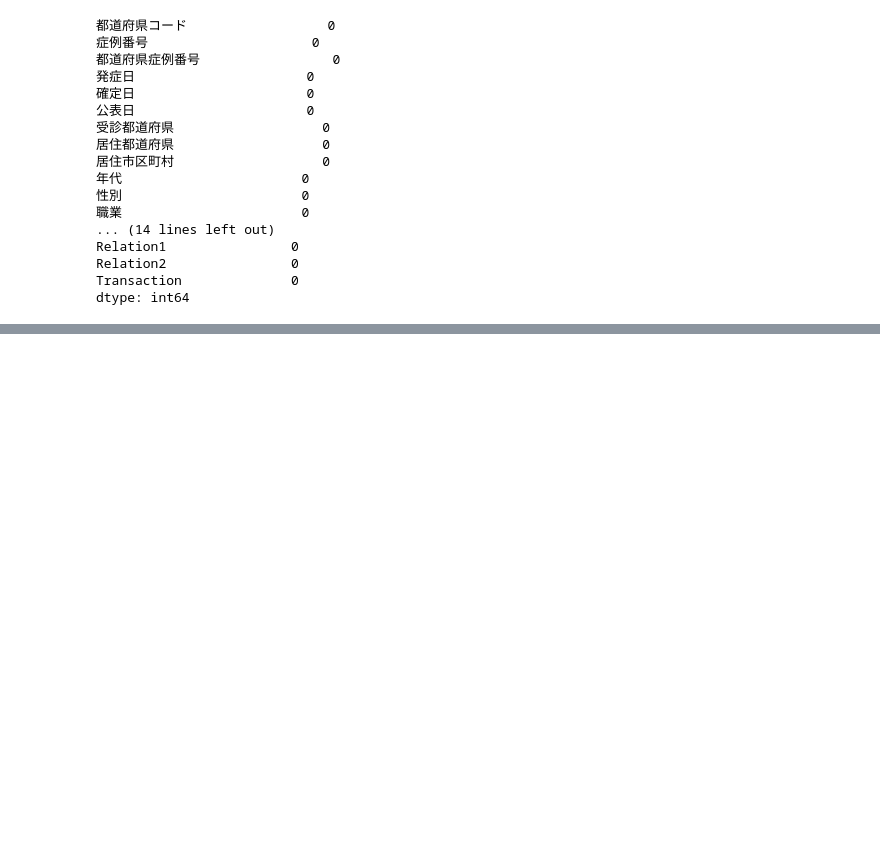
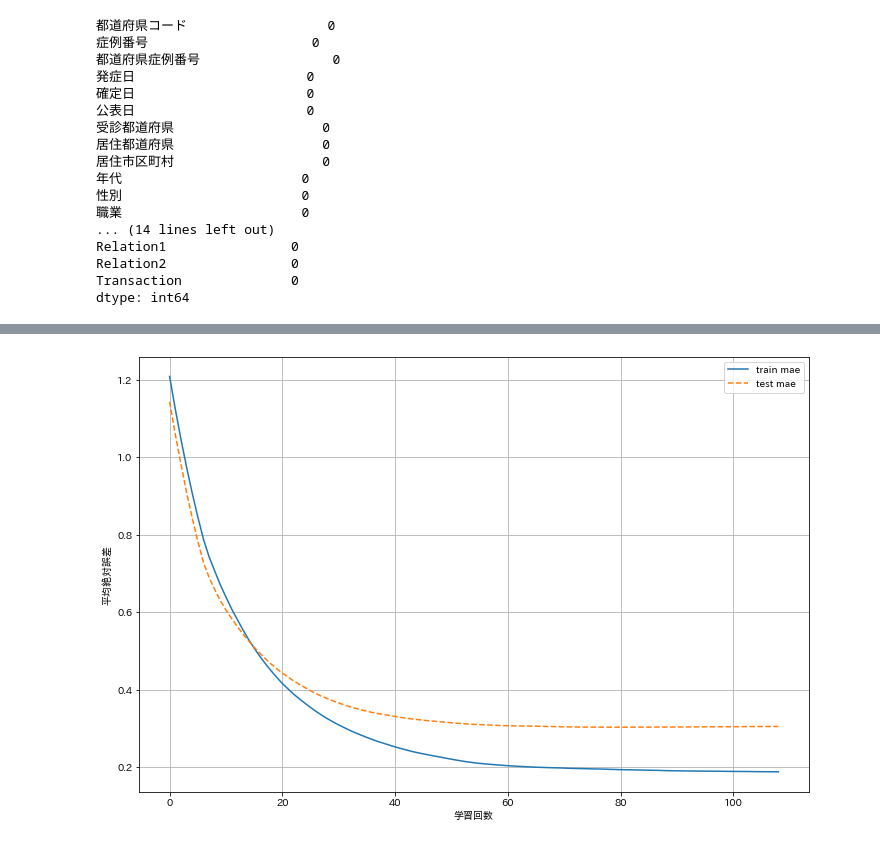
Before and after one commit to ostk0069/COVID-19-Basic-Analysis, a Jupyter notebook: signate_covid19_case_data.ipynb, the cells around one changed output, grey strips where cells are left out. Cells and saved outputs as stored; diff of their text form; code cells hidden in the pictures; blank space fills up the shorter version.

```diff
--- a/signate_covid19_case_data.ipynb
+++ b/signate_covid19_case_data.ipynb
@@ -353,0 +394,22 @@ plt.show()
+# %%
+params = {
+    'n_estimators': 5000,
+    'max_depth': 7,
+    'objective':'reg:linear',
+    'min_child_weight': 4,
+    'eta': 0.07,
+    'eval_metric': 'mae',
+}
+evals = [(dtrain, 'train'), (dtest, 'test')]
+
+evals_result = {}
+
+model = xgb.train(
+    params,
+    dtrain,
+    num_boost_round=5000,
+    evals=evals,
+    early_stopping_rounds=30,
+    evals_result=evals_result,
+        )
+clear_output()
@@ -353,0 +423,14 @@ plt.show()
+# %%
+plt.figure(figsize=(12, 8))
+train_metric = evals_result['train']['mae']
+plt.plot(train_metric, label='train mae')
+eval_metric = evals_result['test']['mae']
+plt.plot(eval_metric, label='test mae', linestyle='dashed')
+plt.grid()
+plt.legend()
+plt.xlabel('学習回数')
+plt.ylabel('平均絶対誤差')
+plt.savefig('kodate_learning_curve.png')
+plt.show()
+# %% [output]
+[figure, added]
```
Also changed, not shown: parts of 55 cells of this notebook.
